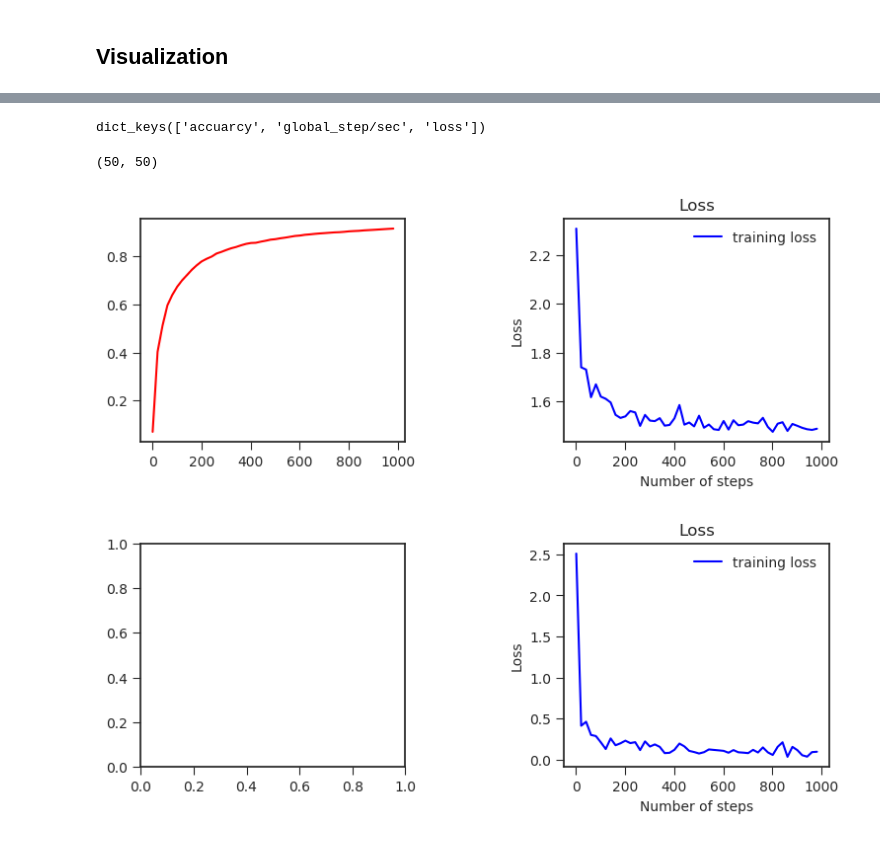
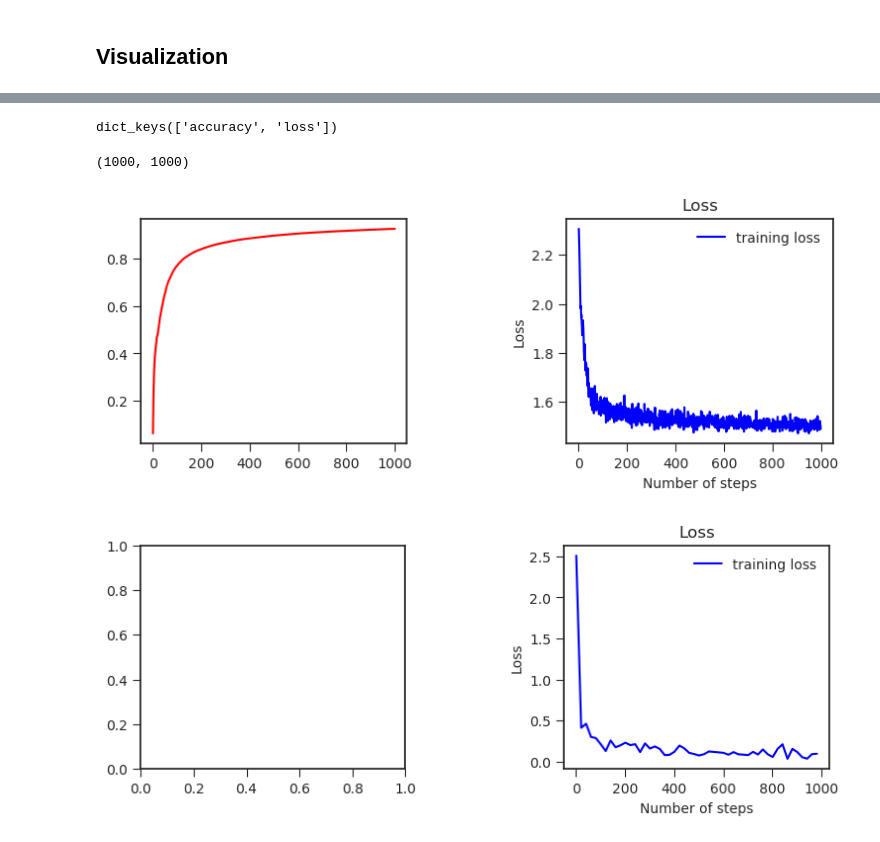
Before and after one commit to tarrade/proj_DL_models_and_pipelines_with_GCP, a Jupyter notebook: notebook/08-Mnist_keras_estimator.ipynb, the cells around one changed output, grey strips where cells are left out. Cells and saved outputs as stored; diff of their text form; code cells hidden in the pictures.

Commit message:
patching code for TensorBoard

```diff
--- a/notebook/08-Mnist_keras_estimator.ipynb
+++ b/notebook/08-Mnist_keras_estimator.ipynb
@@ -528,3 +566,3 @@ def load_data_tensorboard(path):
 # %%
-history=load_data_tensorboard(FLAGS.model_dir)
+history=load_data_tensorboard(FLAGS.model_dir+'/eval')
 # %% [output]
@@ -558,24 +595,24 @@ INFO:tensorflow:No path found after results/Models/Mnist/tf_1_12/estimator/ckpt/
 # %%
 history.keys()
 # %% [output]
-dict_keys(['accuarcy', 'global_step/sec', 'loss'])
+dict_keys(['accuracy', 'loss'])
 # %%
-len(history['loss'][1]), len(history['accuarcy'][1])
+len(history['loss'][1]), len(history['acc_train'][1])
 # %% [output]
-(50, 50)
+(1000, 1000)
 # %%
 fig = plt.figure(figsize=(9, 3), dpi=100)
 plt.subplots_adjust(wspace=0.6)
 ax1 = plt.subplot(122)
 ax2 = plt.subplot(121)
 ax1.plot(history['loss'][0], history['loss'][1], 'b', label='training loss')
-ax2.plot(history['accuarcy'][0], history['accuarcy'][1], 'r', label='validation accuracy');
+ax2.plot(history['acc_train'][0], history['acc_train'][1], 'r', label='validation accuracy');
 ax1.set_title('Loss')
 ax1.set_xlabel("Number of steps")
 ax1.set_ylabel("Loss")
 ax1.legend(loc="best");
 # %% [output]
-[figure, old version]
+[figure, new version]
 # %%
 fig = plt.figure(figsize=(9, 3), dpi=100)
 plt.subplots_adjust(wspace=0.6)
```
Also changed, not shown: parts of 8 cells of this notebook, 1 other file.
